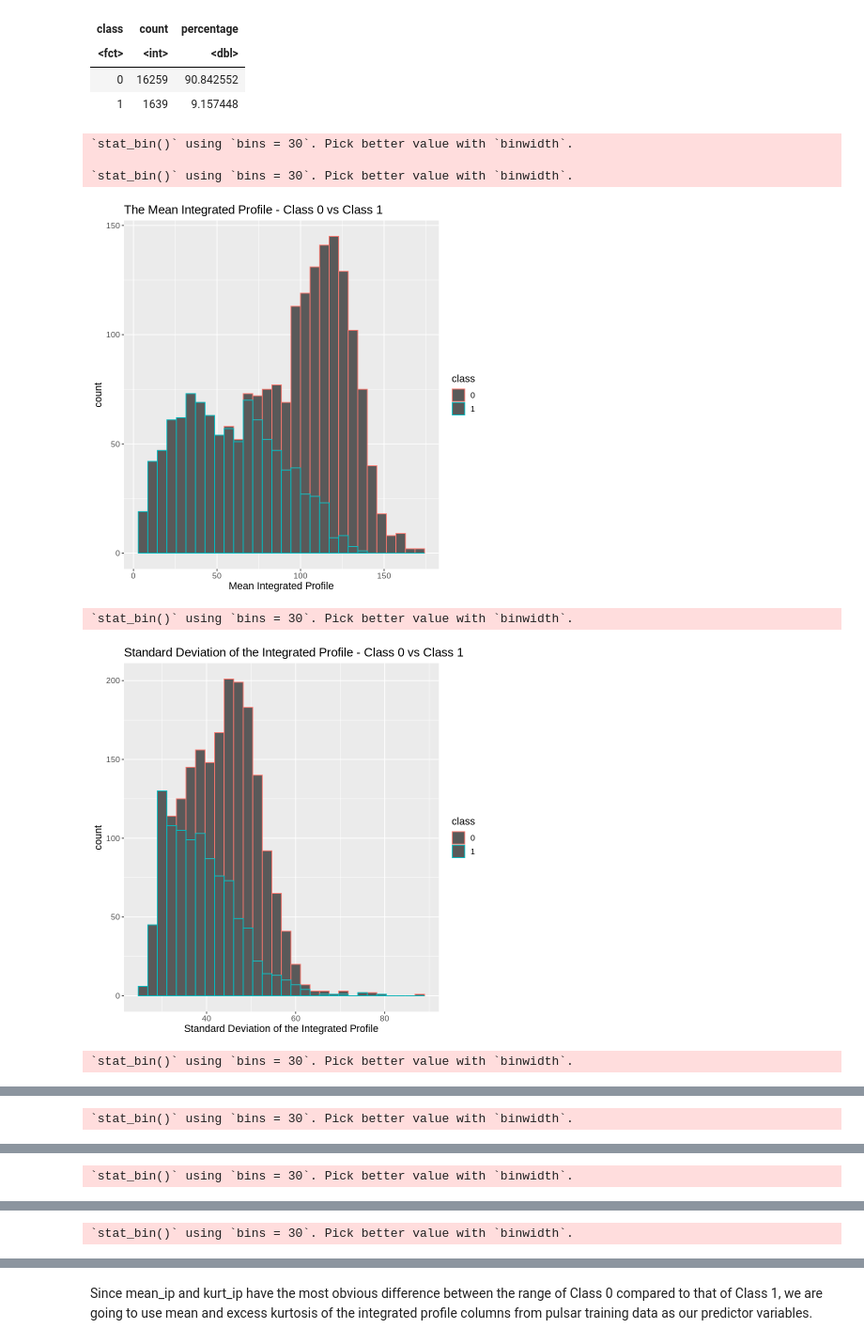
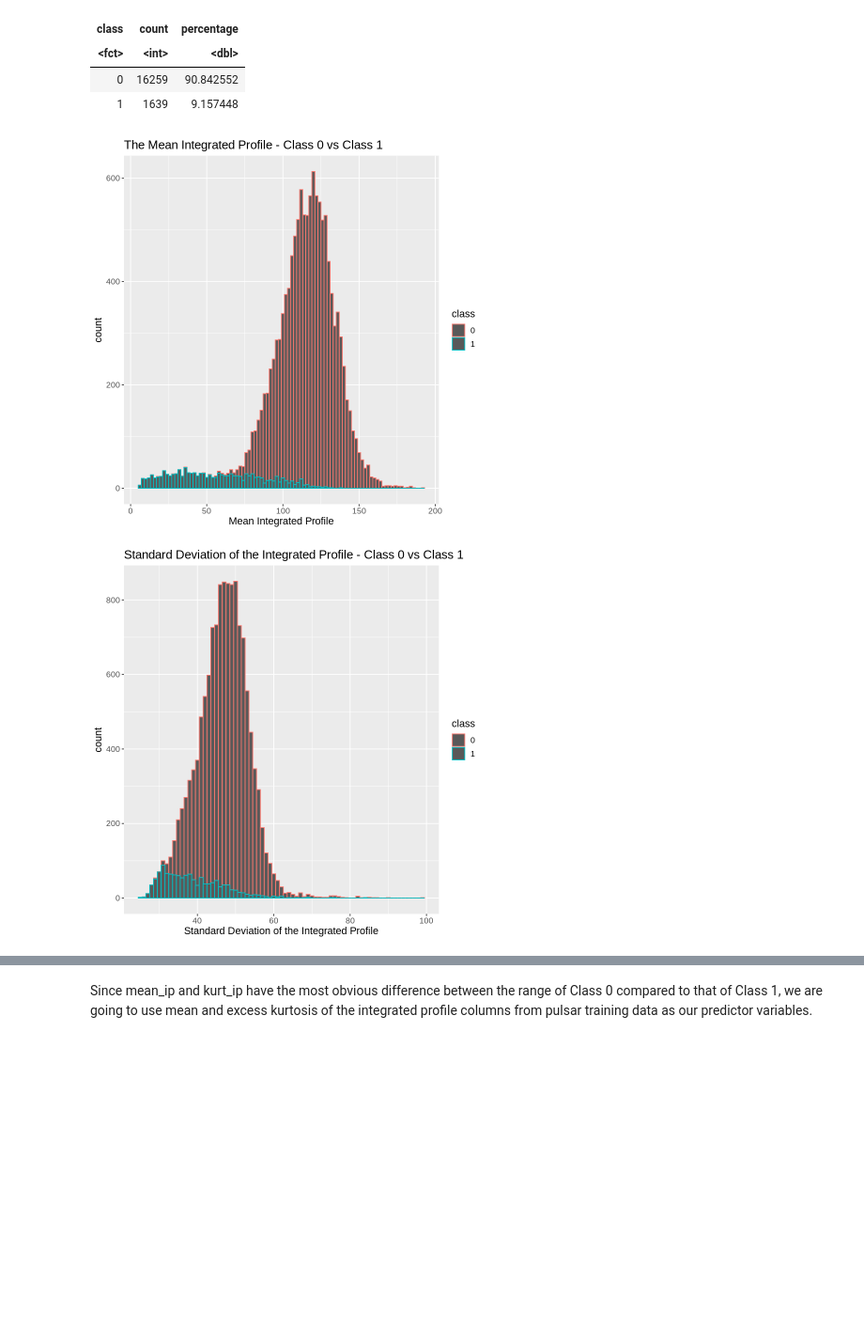
Before and after one commit to splashhhhhh/dsci100-grp165, a Jupyter notebook: Proposal.ipynb, the cells around one changed output, grey strips where cells are left out. Shown at 94% size. Drawn from its saved outputs; the diff is of its cells as text; code cells hidden in the pictures; blank space fills up the shorter version.

Commit message:
Edited Plots
- a few grammar edits in introduction
- edited plot visualizations
- scaled the training data

```diff
--- a/Proposal.ipynb
+++ b/Proposal.ipynb
@@ -114,6 +97,7 @@ A tibble: 2 × 3
 | 0 | 16259 | 90.842552 |
 | 1 | 1639 | 9.157448 |
 # %%
+set.seed(2020)
 #Splitting data into a test set and training set so we can use KNN-classification
 pulsar_split <- initial_split(pulsar, prop = 0.75, strata = class)
 pulsar_training <- training(pulsar_split)
@@ -121,13 +105,30 @@ pulsar_testing <- testing(pulsar_split)
 
 #Make sure that the training data is taking the same set of data points each time
 training_scaled <- pulsar_training |>
-    group_by(class)|>
-    slice(1:1000)
+mutate(scaled_meanip = scale(mean_ip, center = TRUE),
+       scaled_sdip = scale(sd_ip, center = TRUE),
+       scaled_kurtip = scale(kurt_ip, center = TRUE),
+       scaled_skewip = scale(skew_ip, center = TRUE),
+       scaled_meandmsnr = scale(mean_dmsnr, center = TRUE),
+       scaled_sddmsnr = scale(sd_dmsnr, center = TRUE),
+       scaled_kurtdmsnr = scale(kurt_dmsnr, center = TRUE),
+       scaled_skewdmsnr = scale(skew_dmsnr, center = TRUE))
+
+#step_scale(all_predictors())
+#group_by(class)|>
+#     slice(1:1000)
 # %%
-#All histogram charts used to visualize which would be the best variable to use for classification of pulsar stars
+# All histogram charts created to visualize which would be the best predictor variable to use for the classification of pulsar stars.
+
+# Here we are looking for a defining trait/characteristic of either class 1 or class 0.
+
+# This will be concluded from the visualizations produced (looking at whether or not the class's overlap).
+# The less the class overlap, the more accurate our classifier will be with classifying whether a signal is from an actual pulsar
+# star or whether it's just a RFI
+
 mean_ip_plot <- training_scaled |>
     ggplot(aes(x = mean_ip)) +
-    geom_histogram(aes(colour = class)) +
+    geom_histogram(aes(colour = class), binwidth = 2) +
     labs(x = "Mean Integrated Profile") +
     theme(text = element_text(size = 13)) + ggtitle("The Mean Integrated Profile - Class 0 vs Class 1")
 mean_ip_plot
@@ -135,7 +136,7 @@ mean_ip_plot
 
 sd_ip_plot <- training_scaled |>
     ggplot(aes(x = sd_ip)) +
-    geom_histogram(aes(colour = class)) +
+    geom_histogram(aes(colour = class), binwidth = 1) +
     labs(x = "Standard Deviation of the Integrated Profile") +
     theme(text = element_text(size = 13)) + ggtitle("Standard Deviation of the Integrated Profile - Class 0 vs Class 1")
 sd_ip_plot
@@ -143,50 +144,45 @@ sd_ip_plot
 
 kurt_ip_plot <- training_scaled |>
     ggplot(aes(x = kurt_ip)) +
-    geom_histogram(aes(colour = class)) +
+    geom_histogram(aes(colour = class), binwidth = 0.1) +
     labs(x = "Excess Kurtosis of the Integrated Profile") +
     theme(text = element_text(size = 13)) + ggtitle("Excess Kurtosis of the Integrated Profile - Class 0 vs Class 1")
 kurt_ip_plot
 
-skew_ip_plot <- pulsar_training |>
+skew_ip_plot <- training_scaled |>
     ggplot(aes(x = skew_ip)) +
-    geom_histogram(aes(colour = class)) +
+    geom_histogram(aes(colour = class), binwidth = 0.8) +
     labs(x = "Skweness of the Integrated Profile") +
     theme(text = element_text(size = 13)) + ggtitle("Skweness of the Integrated Profile - Class 0 vs Class 1")
 skew_ip_plot
 
 mean_dmsnr_plot <- training_scaled |>
     ggplot(aes(x = mean_dmsnr)) +
-    geom_histogram(aes(colour = class)) +
+    geom_histogram(aes(colour = class), binwidth = 2) +
     labs(x = "Mean DMSNR") +
     theme(text = element_text(size = 13)) + ggtitle("Mean of the DM-SNR Curve - Class 0 vs Class 1")
 mean_dmsnr_plot
 
-sd_dmsnr_plot <- pulsar_training |>
+sd_dmsnr_plot <- training_scaled |>
     ggplot(aes(x = sd_dmsnr)) +
-    geom_histogram(aes(colour = class)) +
+    geom_histogram(aes(colour = class), binwidth = 2) +
     labs(x = "Standard Deviation of the DM-SNR Curve") +
     theme(text = element_text(size = 13)) + ggtitle("Standard Deviation of the DM-SNR Curve - Class 0 vs Class 1")
 sd_dmsnr_plot
 
-kurt_dmsnr <- pulsar_training |>
+kurt_dmsnr <- training_scaled |>
     ggplot(aes(x = kurt_dmsnr)) +
-    geom_histogram(aes(colour = class)) +
+    geom_histogram(aes(colour = class), binwidth = 0.4) +
     labs(x = "Excess Kurtosis of the DM-SNR Curve") +
     theme(text = element_text(size = 13)) + ggtitle("Excess Kurtosis of the DM-SNR Curve- Class 0 vs Class 1")
 kurt_dmsnr
 
-skew_dmsnr <- pulsar_training |>
+skew_dmsnr <- training_scaled |>
     ggplot(aes(x = skew_dmsnr)) +
-    geom_histogram(aes(colour = class)) +
+    geom_histogram(aes(colour = class), binwidth = 15) +
     labs(x = "Skewness of the DM-SNR Curve") +
     theme(text = element_text(size = 13)) + ggtitle("Skewness of the DM-SNR Curve - Class 0 vs Class 1")
 skew_dmsnr
 # %% [output]
-`stat_bin()` using `bins = 30`. Pick better value with `binwidth`.
-
-`stat_bin()` using `bins = 30`. Pick better value with `binwidth`.
-[figure, old version]
+[figure, new version]
-`stat_bin()` using `bins = 30`. Pick better value with `binwidth`.
-[figure, old version]
+[figure, new version]
-`stat_bin()` using `bins = 30`. Pick better value with `binwidth`.
@@ -194 +189,0 @@ skew_dmsnr
-`stat_bin()` using `bins = 30`. Pick better value with `binwidth`.
@@ -196 +190,0 @@ skew_dmsnr
-`stat_bin()` using `bins = 30`. Pick better value with `binwidth`.
@@ -198 +191,0 @@ skew_dmsnr
-`stat_bin()` using `bins = 30`. Pick better value with `binwidth`.
```
Also changed, not shown: parts of 6 cells of this notebook.
